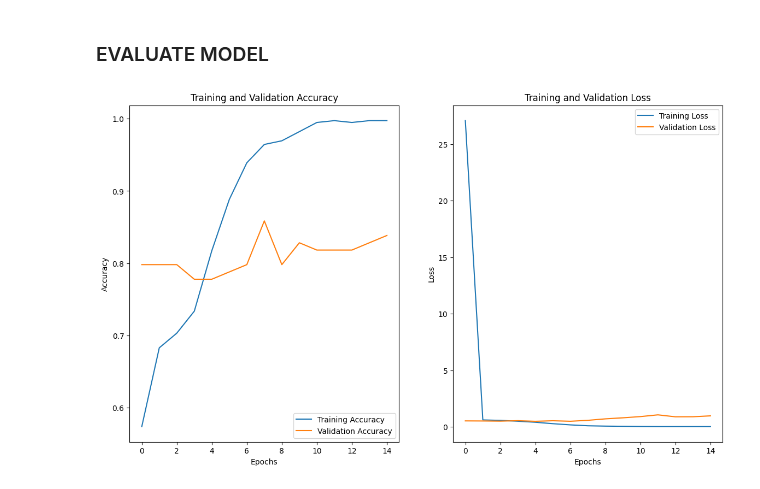
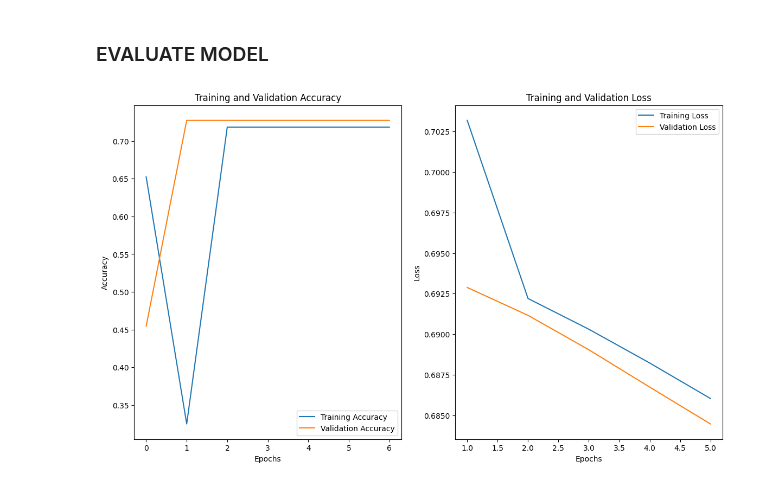
Before and after one commit to DanPinGar/python-machine-learning, a Jupyter notebook: emboendo_ML/embo_CNN_lab/CNN_lab.ipynb, the cells around one changed output. Drawn from its saved outputs; the diff is of its cells as text; code cells hidden in the pictures.

```diff
--- a/emboendo_ML/embo_CNN_lab/CNN_lab.ipynb
+++ b/emboendo_ML/embo_CNN_lab/CNN_lab.ipynb
@@ -131,0 +109,6 @@ max_frm_n, HEIGHT, WIDTH=np.shape(X_train)[1],np.shape(X_train)[2],np.shape(X_tr
+# %%
+"""number_data_points=440
+Xx_train=x_train[0:number_data_points]
+Yy_train=y_train[0:number_data_points]"""
+Xx_train=x_train
+Yy_train=y_train
@@ -133,7 +123,7 @@ max_frm_n, HEIGHT, WIDTH=np.shape(X_train)[1],np.shape(X_train)[2],np.shape(X_tr
 # X_train,Y_train,X_eval,Y_eval
 
 test_size=0.2
-X_train, X_eval, Y_train, Y_eval = train_test_split(X_train, Y_train, test_size=test_size) #,random_state=42)
+X_train, X_eval, Y_train, Y_eval = train_test_split(Xx_train, Yy_train, test_size=test_size) #,random_state=42)
 
 print('Train data:',len(Y_train),'Evaluation data:',len(Y_eval))
 # %% [output]
@@ -187,7 +177,7 @@ lss='binary_crossentropy'
 
 # -------- TRAINNING --------
 
-epch=15
+epch=8
 # %% [markdown]
 ### MODEL
 # %%
@@ -208,11 +198,14 @@ else:
           layers.Conv3D(filters=16, kernel_size=(3, 3, 3), activation='relu',input_shape=(max_frm_n, HEIGHT, WIDTH, 1)),
           layers.MaxPooling3D(pool_size=(2, 2, 2)),
           layers.Conv3D(filters=32, kernel_size=(1, 3, 3),  activation='relu'),
+          layers.Dropout(0.2),
           layers.MaxPooling3D(pool_size=(2, 2, 2)),
           layers.Conv3D(filters=32, kernel_size=(1, 3, 3),  activation='relu'),
+          layers.Dropout(0.2),
           layers.MaxPooling3D(pool_size=(2, 2, 2)),
           layers.Conv3D(filters=64, kernel_size=(1, 3, 3),  activation='relu'),
           layers.Flatten(),
+          layers.Dropout(0.2),
           layers.Dense(64, activation='relu'),
           layers.Dense(1,activation='sigmoid')
           ])
@@ -268,33 +256,33 @@ Epoch 15/15
 # %%
 fg_size=(14,8)
 
 acc = history.history['accuracy']
 val_acc = history.history['val_accuracy']
 
 loss = history.history['loss']
 val_loss = history.history['val_loss']
 
 epochs_range = range(epch)
 
 plt.figure(figsize=fg_size)
 plt.subplot(1, 2, 1)
 plt.plot(epochs_range, acc, label='Training Accuracy')
 plt.plot(epochs_range, val_acc, label='Validation Accuracy')
 plt.legend(loc='lower right')
 plt.title('Training and Validation Accuracy')
 plt.xlabel('Epochs')
 plt.ylabel('Accuracy')
 
 plt.subplot(1, 2, 2)
-plt.plot(epochs_range, loss, label='Training Loss')
-plt.plot(epochs_range, val_loss, label='Validation Loss')
+plt.plot(epochs_range[1:-1], loss[1:-1], label='Training Loss')
+plt.plot(epochs_range[1:-1], val_loss[1:-1], label='Validation Loss')
 plt.legend(loc='upper right')
 plt.title('Training and Validation Loss')
 plt.xlabel('Epochs')
 plt.ylabel('Loss')
 plt.show()
 # %% [output]
-[figure, old version]
+[figure, new version]
 # %%
 test_loss, test_accuracy = model.evaluate(X_eval,Y_eval,verbose=2)
 
```
Also changed, not shown: parts of 21 cells of this notebook, 3 other files.
